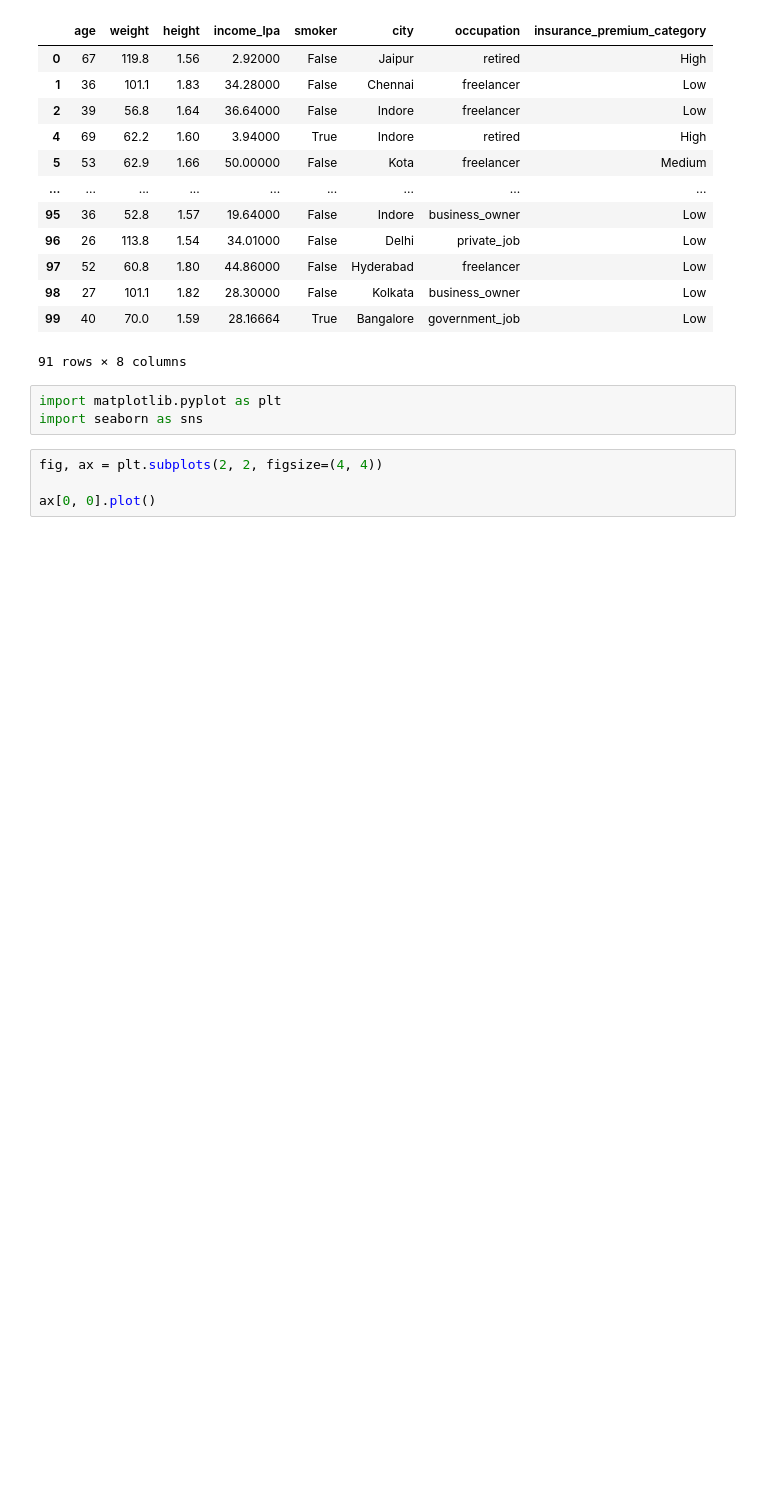
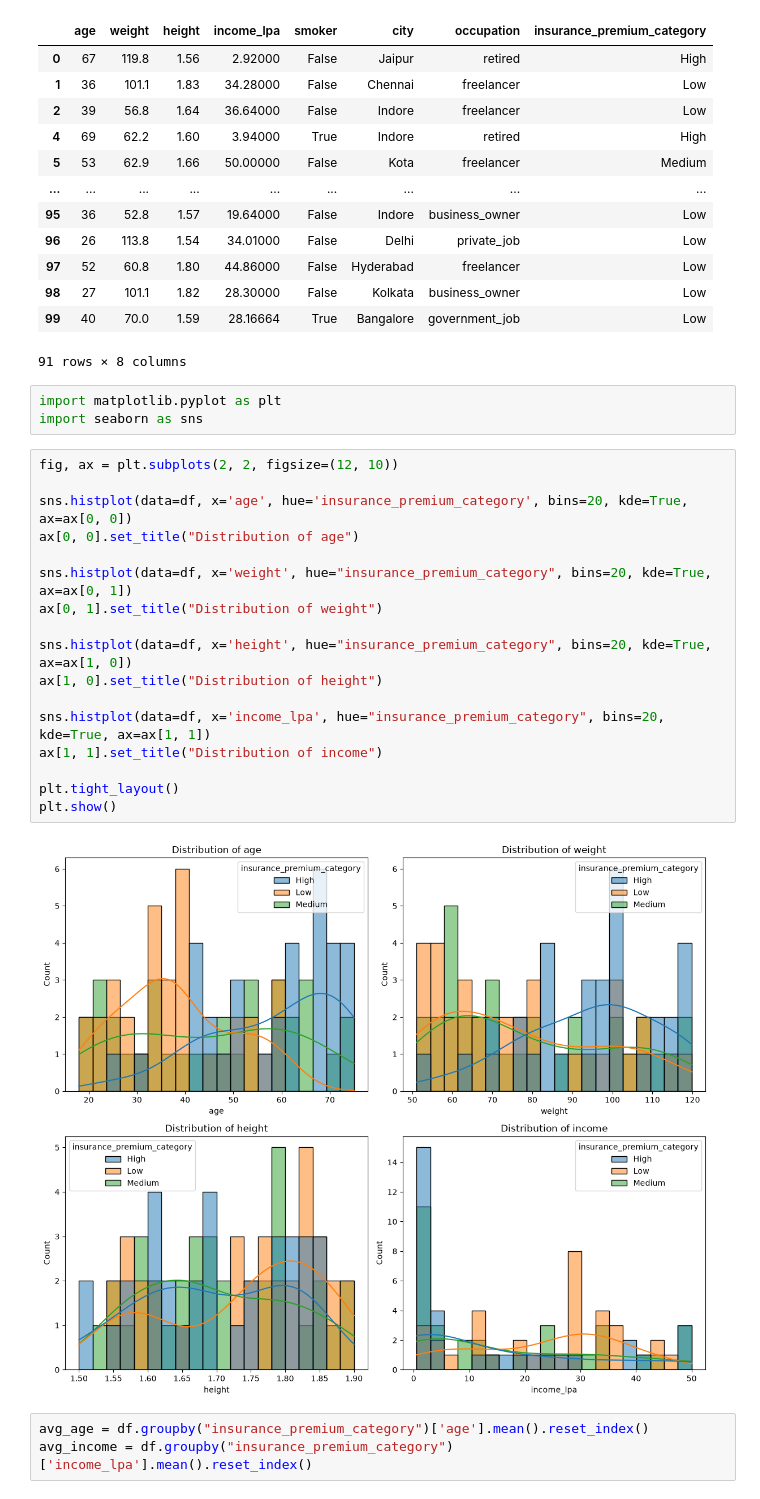
Before and after one commit to HimmatMagar/all-concept, a Jupyter notebook: notebook/pandas.ipynb, the cells around one changed output. Drawn from its saved outputs; the diff is of its cells as text; blank space fills up the shorter version.

Commit message:
visualization complete

```diff
--- a/notebook/pandas.ipynb
+++ b/notebook/pandas.ipynb
@@ -126,6 +126,24 @@ df[df['age'] > 23]
 import matplotlib.pyplot as plt
 import seaborn as sns
 # %%
-fig, ax = plt.subplots(2, 2, figsize=(4, 4))
+fig, ax = plt.subplots(2, 2, figsize=(12, 10))
 
-ax[0, 0].plot()
+sns.histplot(data=df, x='age', hue='insurance_premium_category', bins=20, kde=True, ax=ax[0, 0])
+ax[0, 0].set_title("Distribution of age")
+
+sns.histplot(data=df, x='weight', hue="insurance_premium_category", bins=20, kde=True, ax=ax[0, 1])
+ax[0, 1].set_title("Distribution of weight")
+
+sns.histplot(data=df, x='height', hue="insurance_premium_category", bins=20, kde=True, ax=ax[1, 0])
+ax[1, 0].set_title("Distribution of height")
+
+sns.histplot(data=df, x='income_lpa', hue="insurance_premium_category", bins=20, kde=True, ax=ax[1, 1])
+ax[1, 1].set_title("Distribution of income")
+
+plt.tight_layout()
+plt.show()
+# %% [output]
+[figure, added]
+# %%
+avg_age = df.groupby("insurance_premium_category")['age'].mean().reset_index()
+avg_income = df.groupby("insurance_premium_category")['income_lpa'].mean().reset_index()
```
Also changed, not shown: parts of 1 cell of this notebook.
